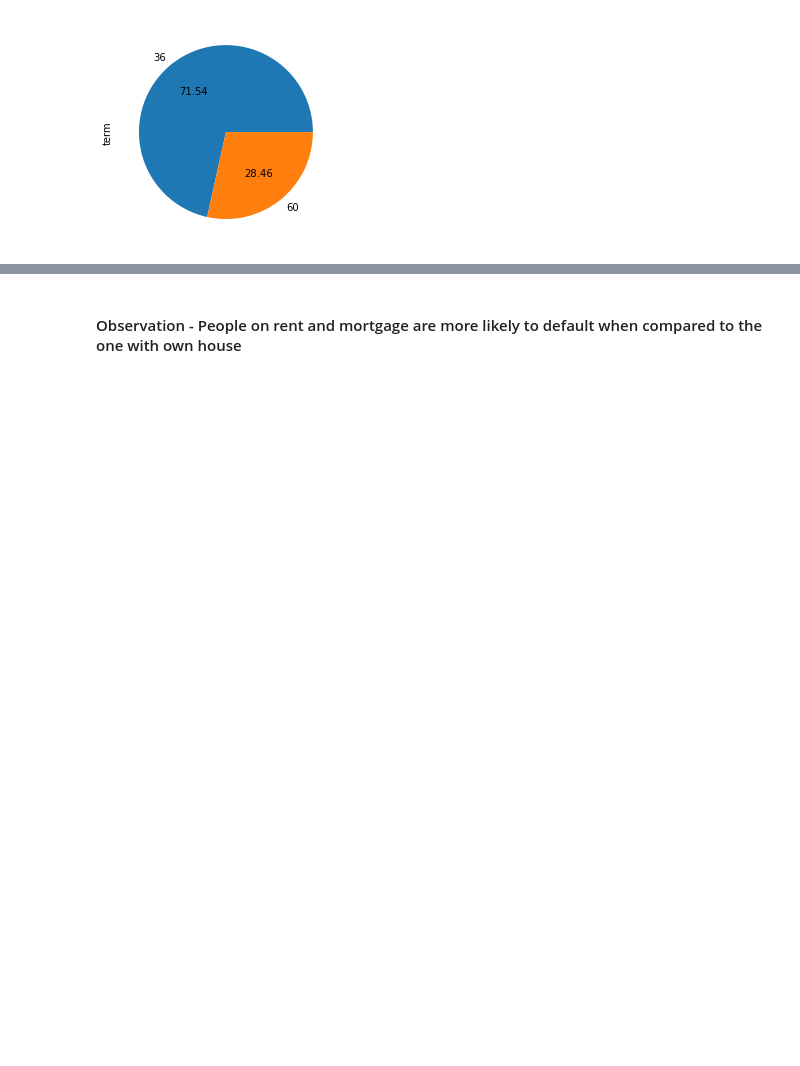
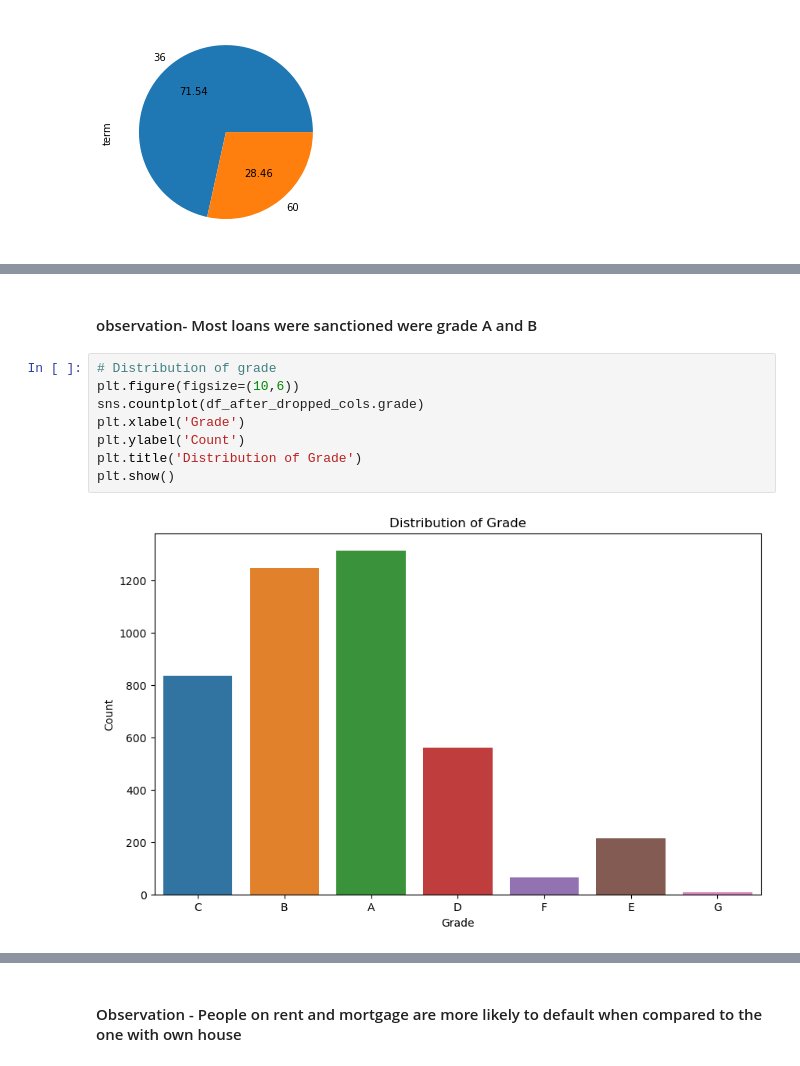
Before and after one commit to abhi-singh-123/Lending-club-case-study, a Jupyter notebook: Lending-Club-Case-Study.ipynb, the cells around one changed output, grey strips where cells are left out. Cells and saved outputs as stored; diff of their text form; blank space fills up the shorter version.

```diff
--- a/Lending-Club-Case-Study.ipynb
+++ b/Lending-Club-Case-Study.ipynb
@@ -516,0 +540,12 @@ df_after_dropped_cols.term.value_counts().plot.pie(autopct='%.2f')
+# %% [markdown]
+#### observation- Most loans were sanctioned were grade A and B
+# %%
+# Distribution of grade
+plt.figure(figsize=(10,6))
+sns.countplot(df_after_dropped_cols.grade)
+plt.xlabel('Grade')
+plt.ylabel('Count')
+plt.title('Distribution of Grade')
+plt.show()
+# %% [output]
+[figure, added]
```
Also changed, not shown: parts of 37 cells of this notebook.
